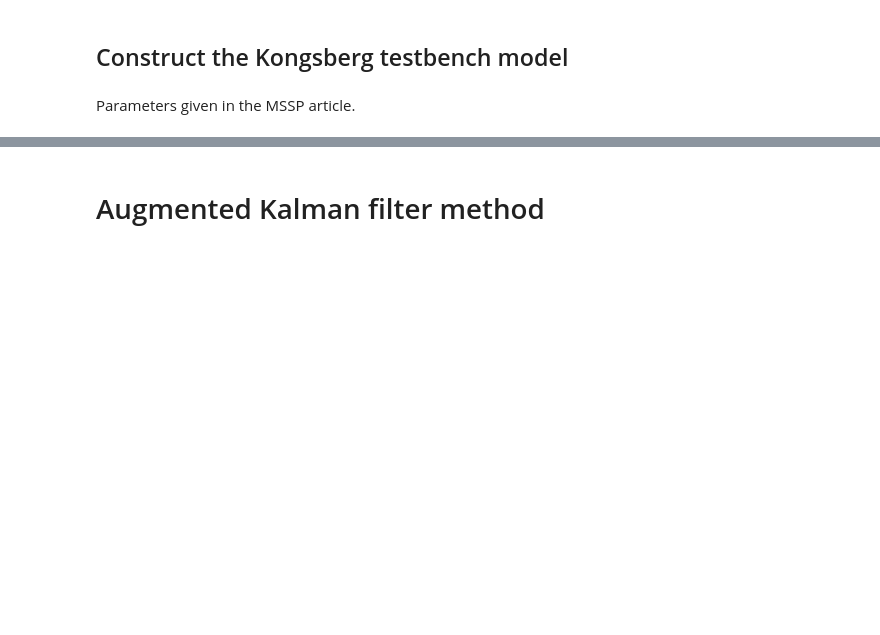
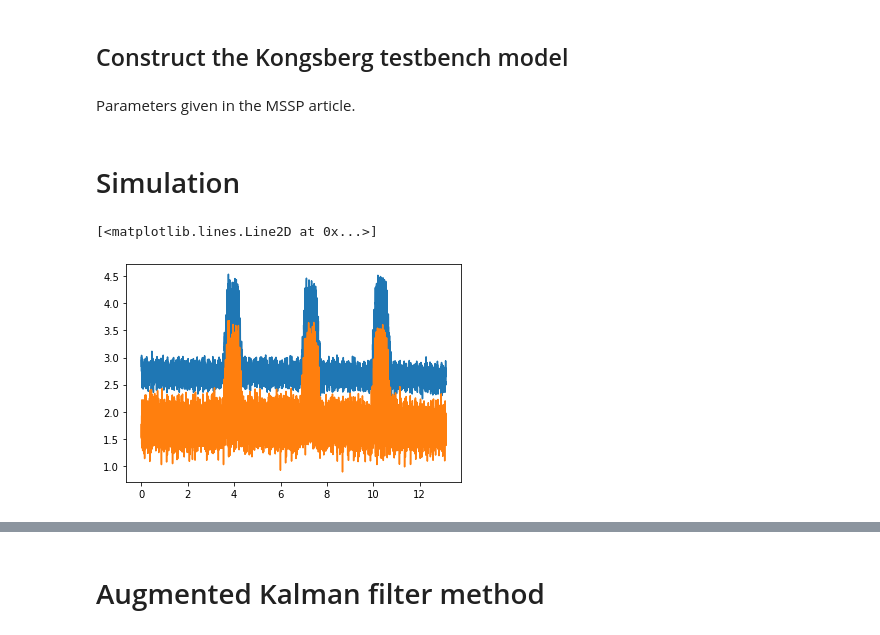
Before and after one commit to urho-h/torque_estimation_masters, a Jupyter notebook: notebooks/kf_vs_cvx_MSSP.ipynb, the cells around one changed output, grey strips where cells are left out. Cells and saved outputs as stored; diff of their text form; code cells hidden in the pictures; blank space fills up the shorter version.

```diff
--- a/notebooks/kf_vs_cvx_MSSP.ipynb
+++ b/notebooks/kf_vs_cvx_MSSP.ipynb
@@ -192,3 +192,5 @@ def c2d(A, B, Ts):
 Ac, Bc, C, D = state_space_matrices(inertias, stiffnesses, damping, external_damping, gear_ratios)
 # %%
 A, B = c2d(Ac, Bc, dt)
+# %% [markdown]
+# Simulation
@@ -194,0 +201,6 @@ A, B = c2d(Ac, Bc, dt)
+# %%
+plt.plot(times, motor)
+plt.plot(times, torques[:,0])
+# %% [output]
+[<matplotlib.lines.Line2D at 0x...>]
+[figure, added]
```
Also changed, not shown: parts of 8 cells of this notebook, 16 other files.
